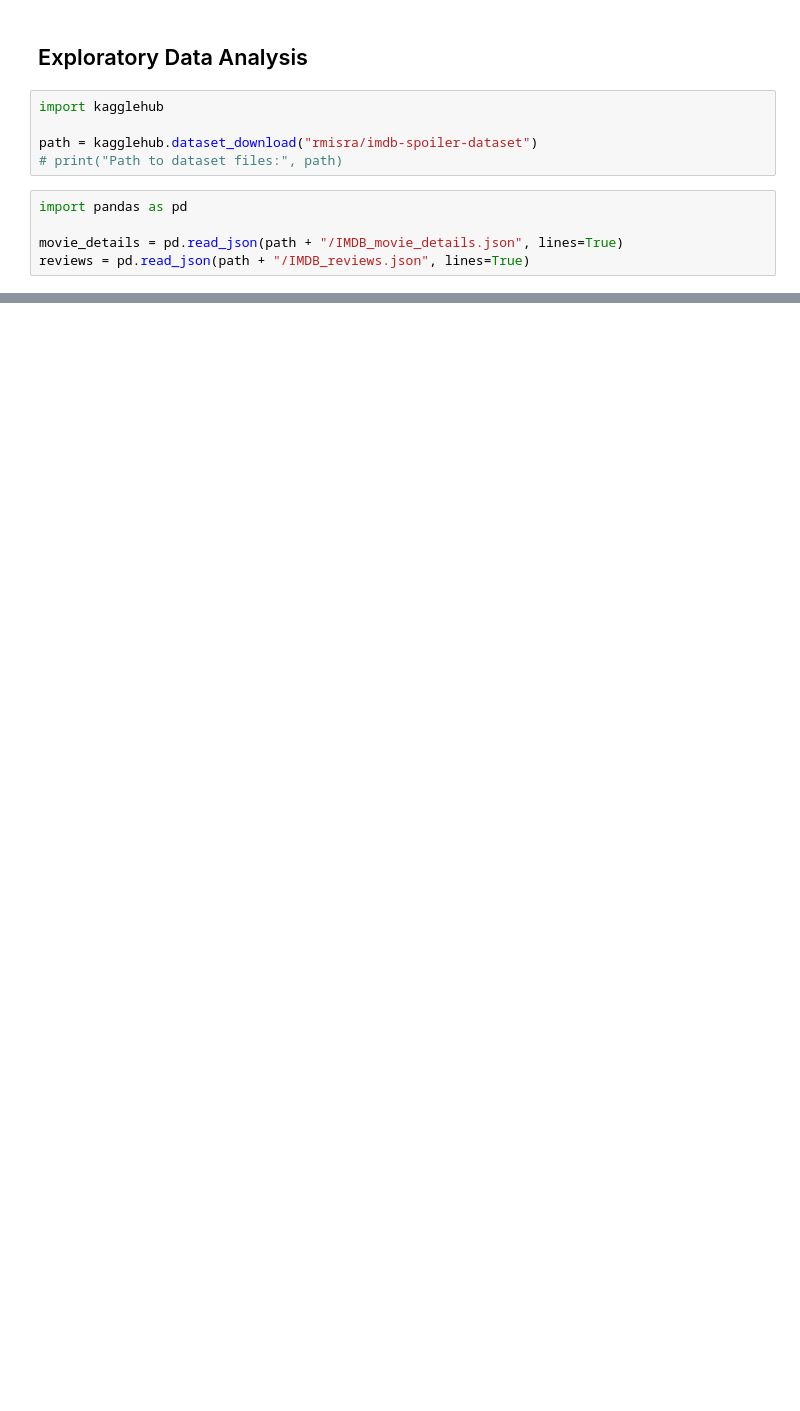
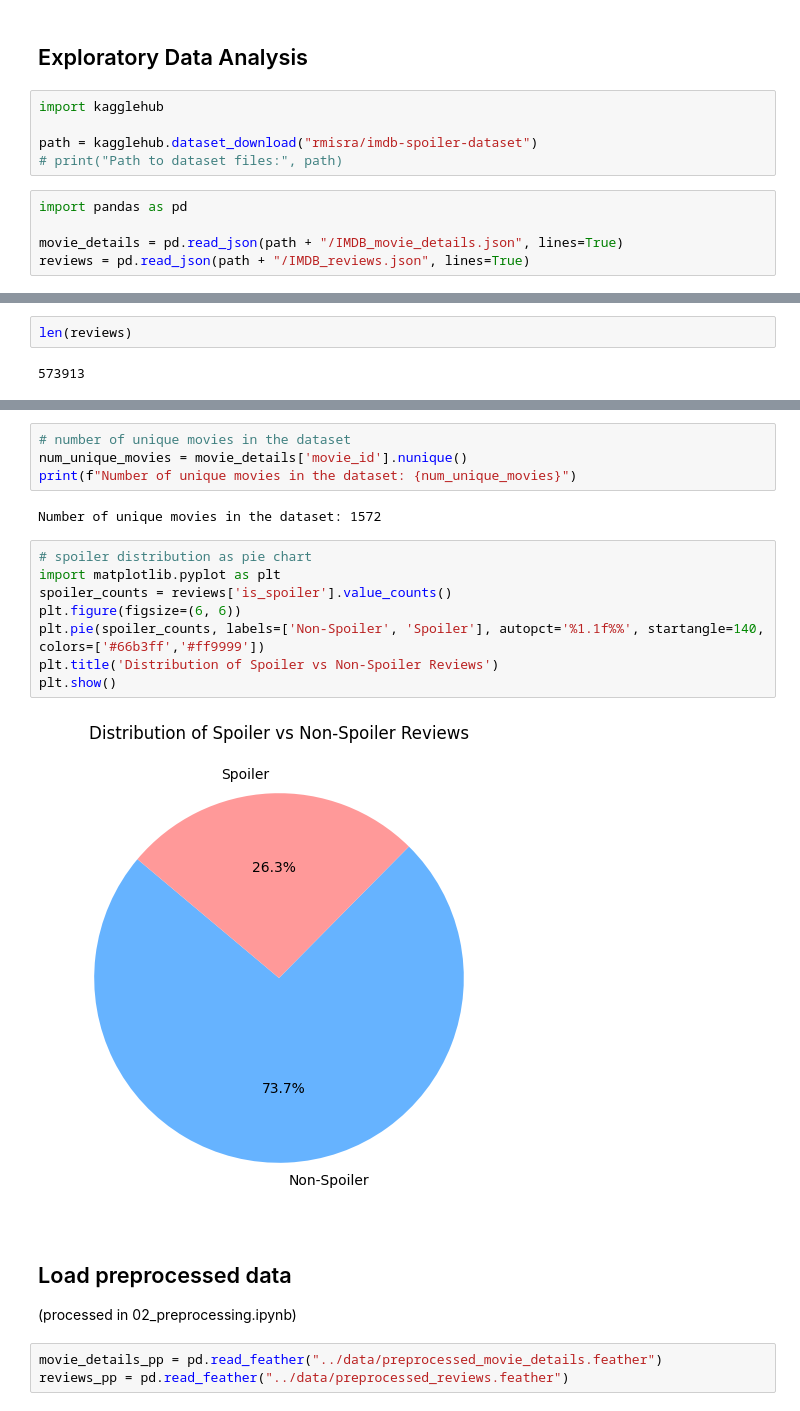
Before and after one commit to ayshmnmm/plot-protector, a Jupyter notebook: notebooks/01_eda.ipynb, the cells around one changed output, grey strips where cells are left out. Drawn from its saved outputs; the diff is of its cells as text; blank space fills up the shorter version.

Commit message:
Load preprocessed data for EDA

```diff
--- a/notebooks/01_eda.ipynb
+++ b/notebooks/01_eda.ipynb
@@ -19,6 +40,10 @@ reviews.head()
 | 2 | 3 August 2001 | tt0111161 | ur1285640 | True | I believe that this film is the b... | 8 | The best story ever told on film |
 | 3 | 1 September 2002 | tt0111161 | ur1003471 | True | **Yes, there are SPOILERS here**T... | 10 | Busy dying or busy living? |
 | 4 | 20 May 2004 | tt0111161 | ur0226855 | True | At the heart of this extraordinar... | 8 | Great story, wondrously told and ... |
+# %%
+len(reviews)
+# %% [output]
+573913
 # %%
 movie_details.head()
 # %% [output]
@@ -28,3 +53,25 @@ movie_details.head()
 | 2 | tt0243655 | The setting is Camp Firewood, the... | 1h 37min | [Comedy, Romance] | 6.7 | 2002-04-11 |  |
 | 3 | tt0040897 | Fred C. Dobbs and Bob Curtin, bot... | 2h 6min | [Adventure, Drama, Western] | 8.3 | 1948-01-24 | Fred Dobbs (Humphrey Bogart) and ... |
 | 4 | tt0126886 | Tracy Flick is running unopposed ... | 1h 43min | [Comedy, Drama, Romance] | 7.3 | 1999-05-07 | Jim McAllister (Matthew Broderick... |
+# %%
+# number of unique movies in the dataset
+num_unique_movies = movie_details['movie_id'].nunique()
+print(f"Number of unique movies in the dataset: {num_unique_movies}")
+# %% [output]
+Number of unique movies in the dataset: 1572
+# %%
+# spoiler distribution as pie chart
+import matplotlib.pyplot as plt
+spoiler_counts = reviews['is_spoiler'].value_counts()
+plt.figure(figsize=(6, 6))
+plt.pie(spoiler_counts, labels=['Non-Spoiler', 'Spoiler'], autopct='%1.1f%%', startangle=140, colors=['#66b3ff','#ff9999'])
+plt.title('Distribution of Spoiler vs Non-Spoiler Reviews')
+plt.show()
+# %% [output]
+[figure, added]
+# %% [markdown]
+## Load preprocessed data
+(processed in 02_preprocessing.ipynb)
+# %%
+movie_details_pp = pd.read_feather("../data/preprocessed_movie_details.feather")
+reviews_pp = pd.read_feather("../data/preprocessed_reviews.feather")
```
Also changed, not shown: parts of 5 cells of this notebook, 1 other file.
